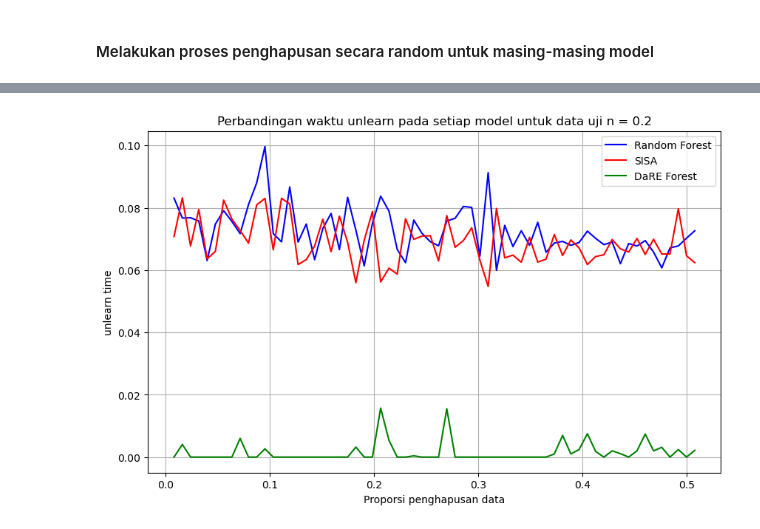
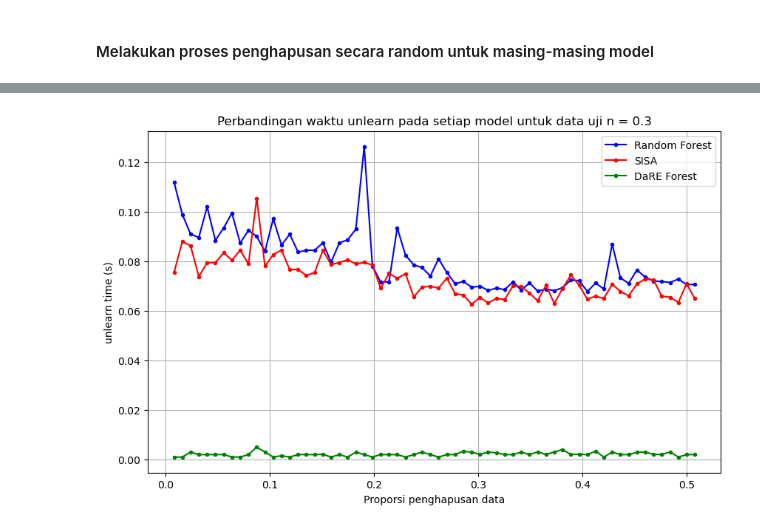
Before and after one commit to ilhampratama2109/Tugas_Akhir, a Jupyter notebook: experiment_rev_2.ipynb, the cells around one changed output, grey strips where cells are left out. Saved outputs shown, nothing was run; the diff lists cells and outputs as text; code cells hidden in the pictures.

```diff
--- a/experiment_rev_2.ipynb
+++ b/experiment_rev_2.ipynb
@@ -282,16 +282,16 @@ plt.show()
 # %%
 plt.figure(figsize=(10, 6))
-plt.plot(comparition_model['Proporsi penghapusan'],comparition_model['Time Base'], linestyle='-', color='blue', label='Random Forest')
-plt.plot(comparition_model['Proporsi penghapusan'],comparition_model['Time SISA'], linestyle='-', color='red', label='SISA' )
-plt.plot(comparition_model['Proporsi penghapusan'],comparition_model['Time DaRE'], linestyle='-', color='green', label='DaRE Forest')
+plt.plot(comparition_model['Proporsi penghapusan'],comparition_model['Time Base'], marker = ".",linestyle='-', color='blue', label='Random Forest')
+plt.plot(comparition_model['Proporsi penghapusan'],comparition_model['Time SISA'], marker = ".",linestyle='-', color='red', label='SISA' )
+plt.plot(comparition_model['Proporsi penghapusan'],comparition_model['Time DaRE'], marker = ".",linestyle='-', color='green', label='DaRE Forest')
 
 
-plt.title("Perbandingan waktu unlearn pada setiap model untuk data uji n = 0.2")
+plt.title("Perbandingan waktu unlearn pada setiap model untuk data uji n = 0.3")
 plt.xlabel("Proporsi penghapusan data")
-plt.ylabel("unlearn time")
+plt.ylabel("unlearn time (s)")
 plt.legend()
 plt.grid(True)
 plt.xticks(ticks=np.arange(0, 0.6, 0.1), labels=['0.0', '0.1', '0.2', '0.3', '0.4', '0.5'])
 plt.show()
 # %% [output]
-[figure, old version]
+[figure, new version]
```
Also changed, not shown: parts of 2 cells of this notebook, 8 other files.
